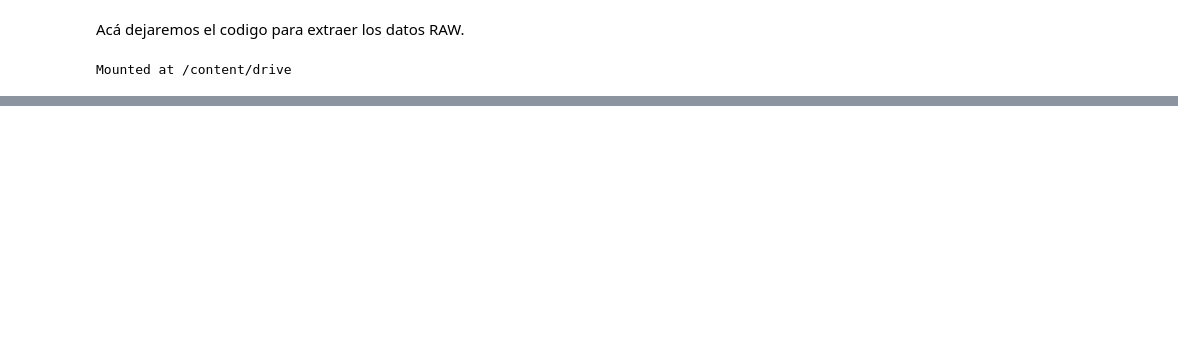
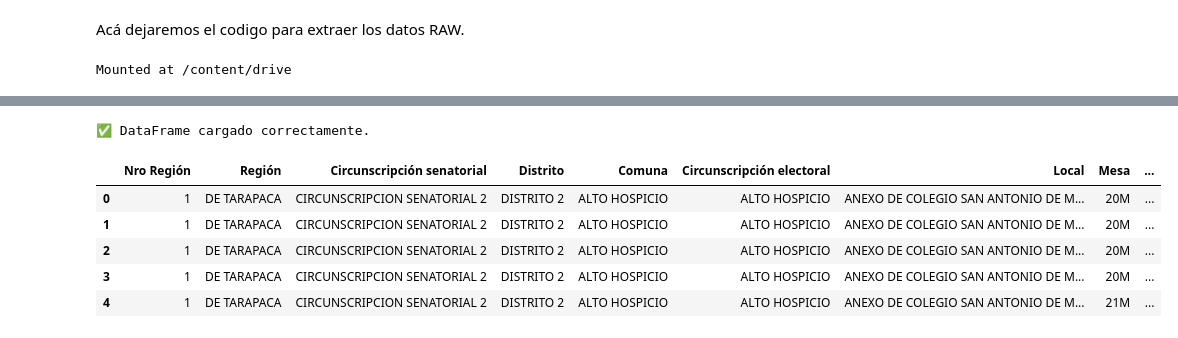
Before and after one commit to sofiaaic/PrediccionTendenciasPoliticasChile, a Jupyter notebook: notebooks/extract_data.ipynb, the cells around one changed output, grey strips where cells are left out. Cells and saved outputs as stored; diff of their text form; code cells hidden in the pictures; blank space fills up the shorter version.

```diff
--- a/notebooks/extract_data.ipynb
+++ b/notebooks/extract_data.ipynb
@@ -13,6 +13,8 @@ CARPETA = '/content/drive/MyDrive/data_votantes_chile'  # ajusta a tu ruta
 drive.mount('/content/drive')  # autoriza con tu cuenta
 # %% [output]
 Mounted at /content/drive
+# %%
+extract_data = False
 # %%
 
 # 2) Configurar ruta de carpeta en tu Drive
@@ -93,0 +90,24 @@ else:
+# %%
+# drive/MyDrive/df_votacion_chile.pkl
+import pandas as pd
+
+# Ruta al archivo Pickle
+ruta = "/content/drive/MyDrive/data_votantes_chile/df_votacion_chile.pkl"  # ajusta si tu Drive no está montado en /content
+
+# Cargar y mostrar el DataFrame
+try:
+    df = pd.read_pickle(ruta)
+    print("✅ DataFrame cargado correctamente.")
+    display(df.head())
+except FileNotFoundError:
+    print(f"❌ No se encontró el archivo en la ruta: {ruta}")
+except Exception as e:
+    print(f"⚠️ Error al cargar el Pickle: {e}")
+# %% [output]
+✅ DataFrame cargado correctamente.
+|  | Nro Región | Región | Circunscripción senatorial | Distrito | Comuna | Circunscripción electoral | Local | Mesa | ... |
+| 0 | 1 | DE TARAPACA | CIRCUNSCRIPCION SENATORIAL 2 | DISTRITO 2 | ALTO HOSPICIO | ALTO HOSPICIO | ANEXO DE COLEGIO SAN ANTONIO DE M... | 20M | ... |
+| 1 | 1 | DE TARAPACA | CIRCUNSCRIPCION SENATORIAL 2 | DISTRITO 2 | ALTO HOSPICIO | ALTO HOSPICIO | ANEXO DE COLEGIO SAN ANTONIO DE M... | 20M | ... |
+| 2 | 1 | DE TARAPACA | CIRCUNSCRIPCION SENATORIAL 2 | DISTRITO 2 | ALTO HOSPICIO | ALTO HOSPICIO | ANEXO DE COLEGIO SAN ANTONIO DE M... | 20M | ... |
+| 3 | 1 | DE TARAPACA | CIRCUNSCRIPCION SENATORIAL 2 | DISTRITO 2 | ALTO HOSPICIO | ALTO HOSPICIO | ANEXO DE COLEGIO SAN ANTONIO DE M... | 20M | ... |
+| 4 | 1 | DE TARAPACA | CIRCUNSCRIPCION SENATORIAL 2 | DISTRITO 2 | ALTO HOSPICIO | ALTO HOSPICIO | ANEXO DE COLEGIO SAN ANTONIO DE M... | 21M | ... |
```
Also changed, not shown: parts of 6 cells of this notebook.
